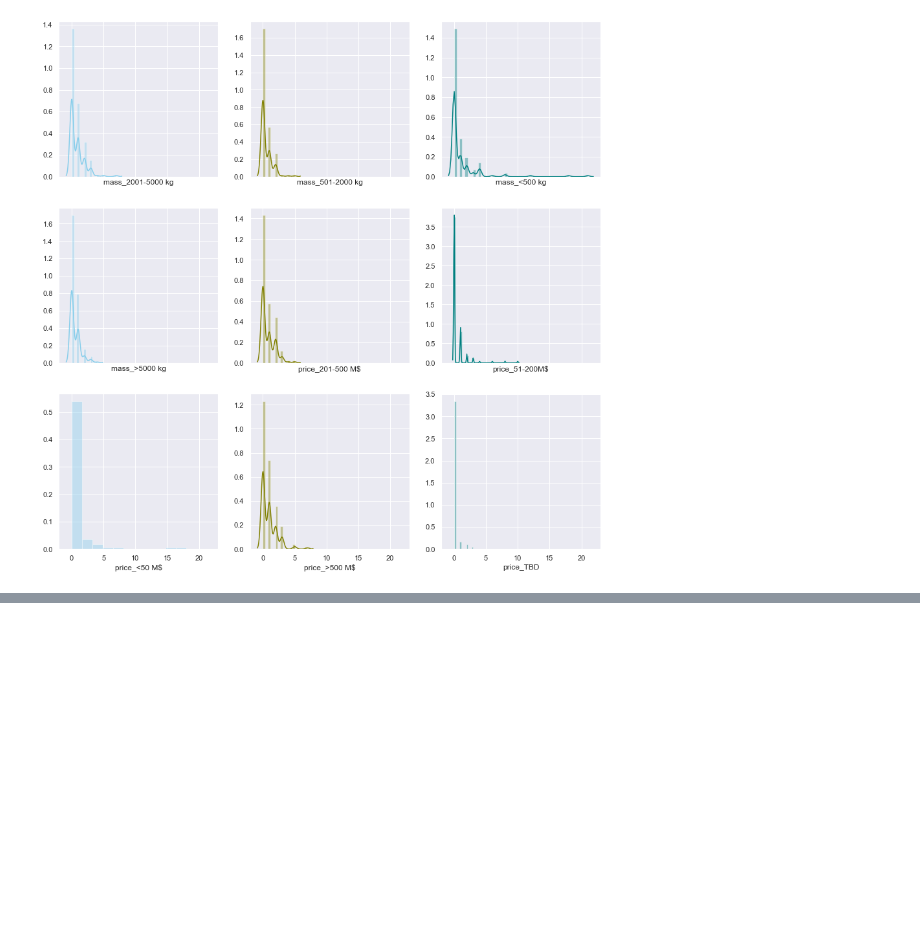
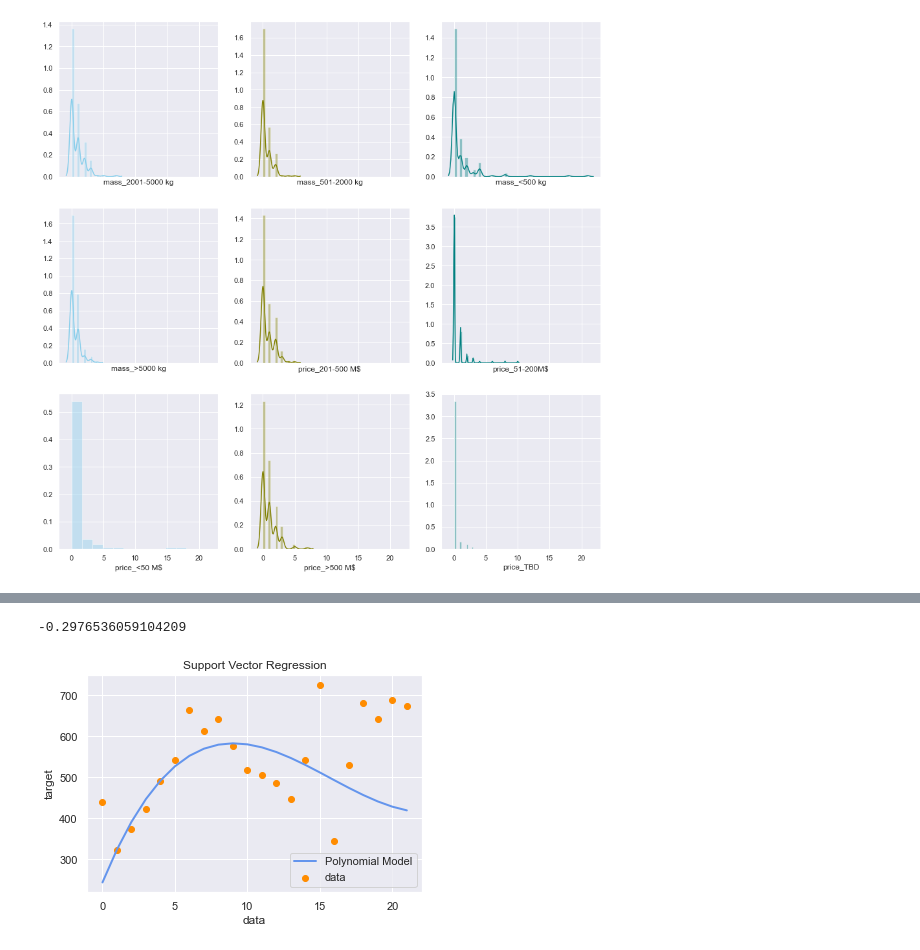
Before and after one commit to mattcoget/Final-Project, a Jupyter notebook: Modelling.ipynb, the cells around one changed output, grey strips where cells are left out. Cells and saved outputs as stored; diff of their text form; code cells hidden in the pictures; blank space fills up the shorter version.

```diff
--- a/Modelling.ipynb
+++ b/Modelling.ipynb
@@ -647,0 +482,20 @@ ValueError: You must specify a period or x must be a pandas object with a Dateti
+# %%
+svr = SVR(kernel='poly', C=100, gamma='auto', degree=3, epsilon=.1, coef0=1)
+svr.fit(X, y)
+y_pred = svr.fit(X,y).predict(X)
+print(svr.score(X, y))
+# %% [output]
+-0.2976536059104209
+# %%
+#Plotting of results
+lw = 2
+plt.scatter(X, y, color="darkorange", label="data")
+plt.plot(X, y_pred, color="cornflowerblue", lw=lw, label="Polynomial Model")
+plt.xlabel("data")
+plt.ylabel("target")
+plt.title("Support Vector Regression")
+plt.legend()
+plt.savefig('france svr defence.jpg', dpi=300)
+plt.show()
+# %% [output]
+[figure, added]
```
Also changed, not shown: parts of 202 cells of this notebook, 2 other files.
